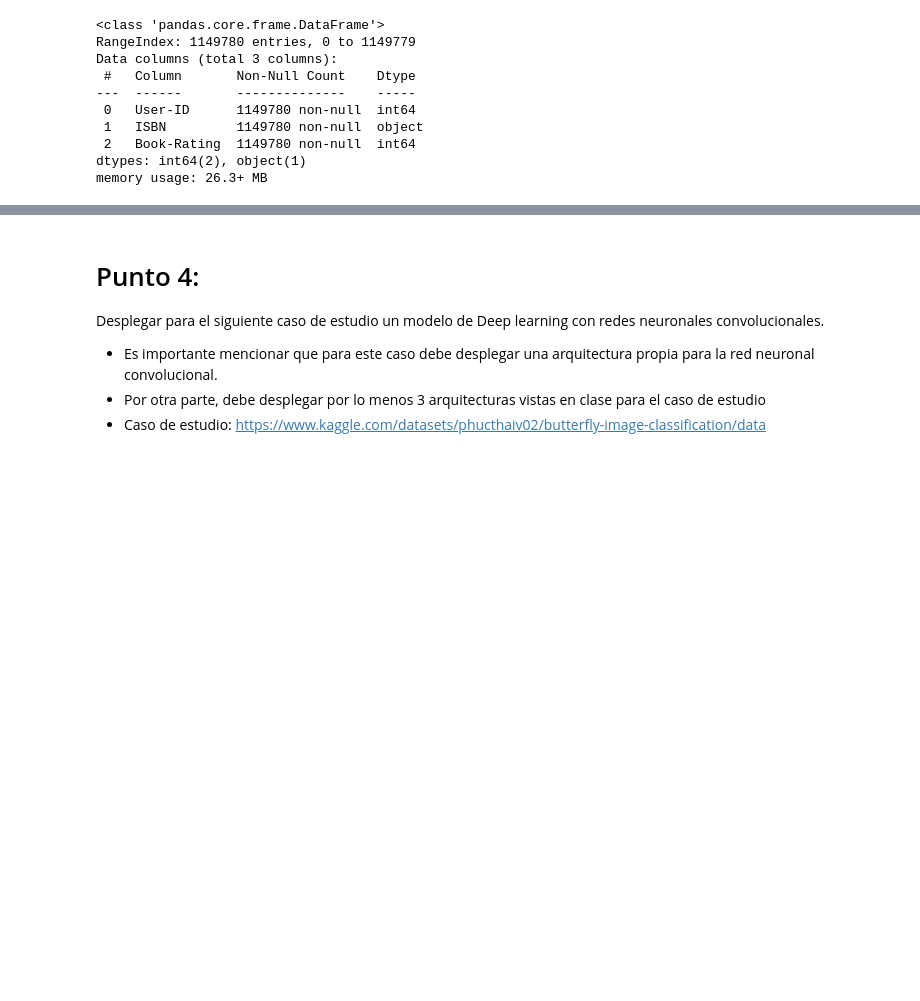
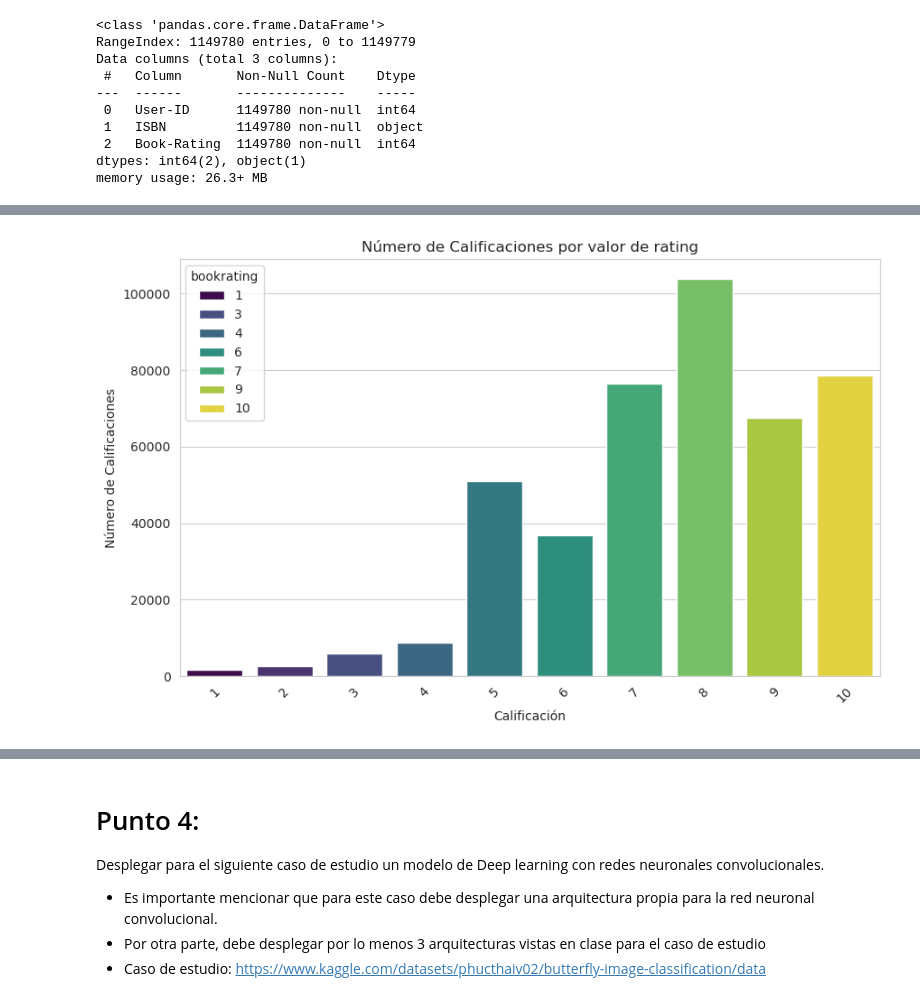
Before and after one commit to TalentoTech-IAA-2024/proyecto, a Jupyter notebook: Parte_1-3_Proyecto.ipynb, the cells around one changed output, grey strips where cells are left out. Cells and saved outputs as stored; diff of their text form; code cells hidden in the pictures; blank space fills up the shorter version.

```diff
--- a/Parte_1-3_Proyecto.ipynb
+++ b/Parte_1-3_Proyecto.ipynb
@@ -710 +720,13 @@ Books ratings: [ 9  8  7  6  5 10  4  3  2  1]
+# %%
+import matplotlib.pyplot as plt
+
+plt.figure(figsize=(10, 6))
+sns.countplot(data=data, x='bookrating', palette='viridis', hue='bookrating')
+plt.title('Número de Calificaciones por valor de rating')
+plt.xlabel('Calificación')
+plt.ylabel('Número de Calificaciones')
+plt.xticks(rotation=45)  # Opcional: para rotar las etiquetas del eje x si son muchas
+plt.show()
+# %% [output]
+[figure, added]
 # %%
```
Also changed, not shown: parts of 22 cells of this notebook.
